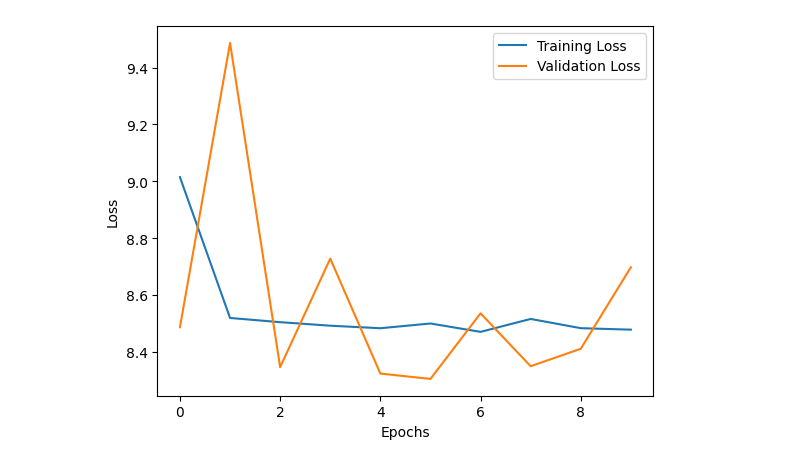
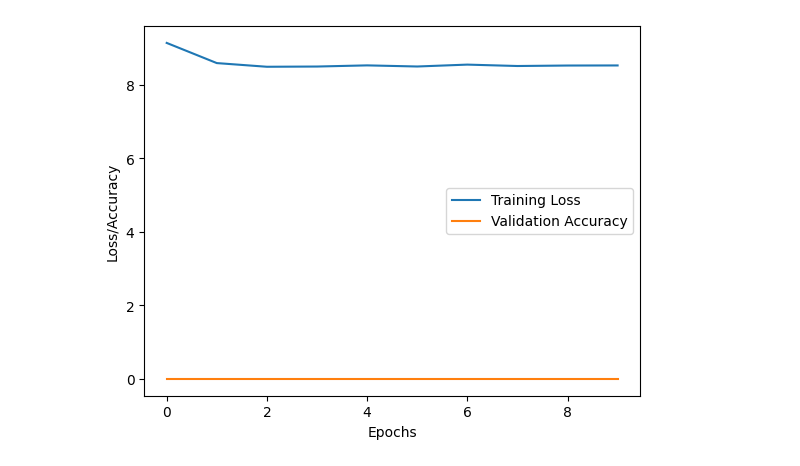
Before and after one commit to Ajitesh-jam/AI_ML_Learn, a Jupyter notebook: DL/Kaagle_practice/second_hand_car_data.ipynb, the cells around one changed output. Cells and saved outputs as stored; diff of their text form; code cells hidden in the pictures.

```diff
--- a/DL/Kaagle_practice/second_hand_car_data.ipynb
+++ b/DL/Kaagle_practice/second_hand_car_data.ipynb
@@ -28,11 +34,13 @@ df["Mileage"] = (df["Mileage"] - df["Mileage"].min()) / (df["Mileage"].max() - d
 df["Price (£)"] = (df["Price (£)"] - df["Price (£)"].min()) / (df["Price (£)"].max() - df["Price (£)"].min()) *10
 df["Year of Manufacture"] = (df["Year of Manufacture"] - df["Year of Manufacture"].min()) / (df["Year of Manufacture"].max() - df["Year of Manufacture"].min()) * 10
 
-df.head()
+# df.head()
 
 
-x_train = df.drop(columns=["Price (£)"])
+
+
+current_year = 2025
+df['Car Age'] = current_year - df['Year of Manufacture']
+df['Car Age']= (df['Car Age'] - df['Car Age'].min()) / (df['Car Age'].max() - df['Car Age'].min()) * 10
+x_train = df.drop(columns=["Year of Manufacture", "Price (£)"])
 y_train = df["Price (£)"]
-
-print("Training data shape:\n", x_train)
-print("Result data shape:\n", y_train)
@@ -57,9 +65,11 @@ from keras.layers import Dense, Dropout, BatchNormalization, Input
 # %%
 input_layer = Input(shape=(x_train.shape[1],))
-hidden_layer_1 = Dense(64, activation='relu')(input_layer)
-hidden_layer_2 = Dense(32, activation='relu')(hidden_layer_1)
-output_layer = Dense(1, activation='linear')(hidden_layer_2)
+# hidden_layer_1 = Dense(128, activation='relu')(input_layer)
+hidden_layer_2 = Dense(64, activation='relu')(input_layer)
+hidden_layer_3 = Dense(32, activation='relu')(hidden_layer_2)
+output_layer = Dense(1, activation='linear')(hidden_layer_3)
 
 model = Model(inputs=input_layer, outputs=output_layer)
 
 model.compile(optimizer='adam', loss='mean_squared_error', metrics=['mse','mae','accuracy'])
+model.summary()
@@ -88,14 +115,15 @@ Epoch 10/10
 # %%
 import matplotlib.pyplot as plt
 
 plt.plot(training_history.history['loss'], label='Training Loss')
-plt.plot(training_history.history['val_loss'], label='Validation Loss')
+# plt.plot(training_history.history['val_loss'], label='Validation Loss')
+plt.plot(training_history.history['accuracy'], label='Validation Accuracy')
 plt.xlabel('Epochs')
-plt.ylabel('Loss')
+plt.ylabel('Loss/Accuracy')
 plt.legend()
 plt.show()
 # %% [output]
-[figure, old version]
+[figure, new version]
 # %%
 index = 18
 pred = model.predict(x_train.iloc[[index]])
```
Also changed, not shown: parts of 8 cells of this notebook, 7 other files.
